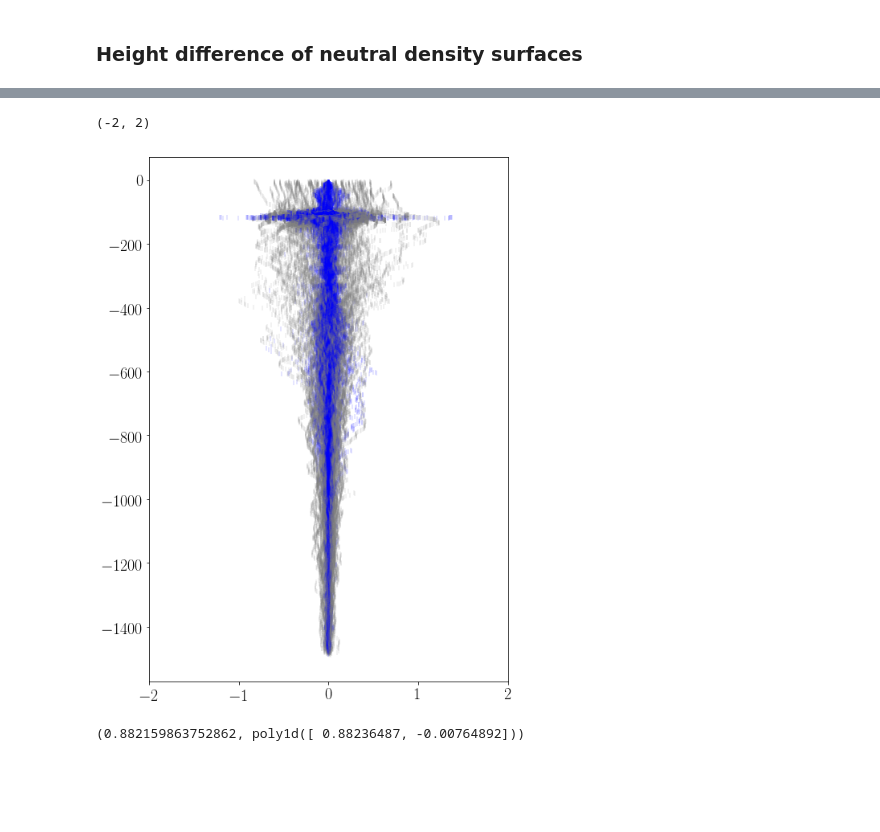
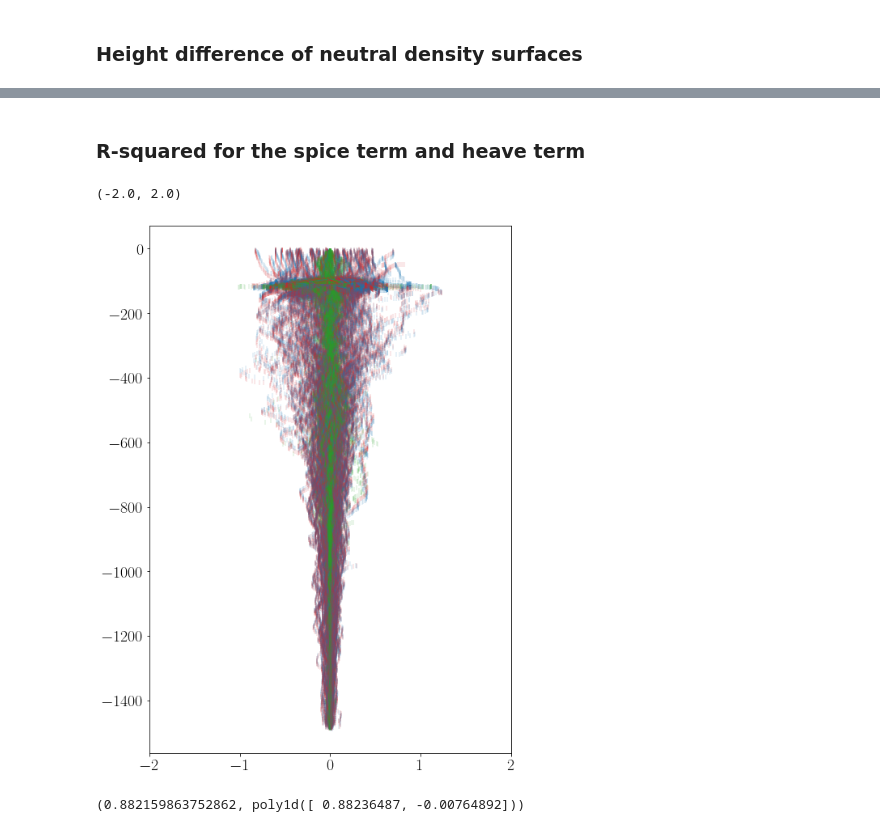
Before and after one commit to janjaapmeijer/phd-public, a Jupyter notebook: 02_analysis/03_gem-anomalies.ipynb, the cells around one changed output, grey strips where cells are left out. Cells and saved outputs as stored; diff of their text form; code cells hidden in the pictures; blank space fills up the shorter version.

```diff
--- a/02_analysis/03_gem-anomalies.ipynb
+++ b/02_analysis/03_gem-anomalies.ipynb
@@ -15,6 +30,7 @@ fs_small = 20 # 20
 fs_large = 22 # 22
 plt.rc('xtick',labelsize=fs_small)
 plt.rc('ytick',labelsize=fs_small)
+plt.rc('font', **{'family': 'serif', 'serif': ['Computer Modern']})
 plt.rc('text', usetex=True)
 # %%
 # load ctd and gsw data
@@ -186,16 +193,15 @@ z = np.ma.masked_invalid(ctd['z'])
 zi = np.linspace(z.max(), z.min(), ctd['p'].size)
 zgrd = np.broadcast_to(zi, ctd['z'].shape)
 
-CT_z = np.ma.masked_all(ctd['CT'].shape)
-# # CT_gem_z, dCTdz_gem_z, gn_z, gn_gem_z = CT_z.copy(), CT_z.copy(), CT_z.copy(), CT_z.copy()
+CT_z = np.ma.masked_all(ctd[var].shape)
+# dCTdz_z, dCTdz_gem_z = CT_z.copy(), CT_z.copy()
 CT_gem_z, gamman_z, gamman_gem_z = CT_z.copy(), CT_z.copy(), CT_z.copy()
 for i in range(len(ctd['station'])):
-    CT_z[i,] = interp(ctd['z'][i,], ctd['CT'][i,], zi)
-    CT_gem_z[i,] = interp(ctd['z'][i,], gem['CT'][i,], zi) if i != 34 else np.nan * np.ones(zi.shape)
+    CT_z[i,] = interp(ctd['z'][i,], ctd[var][i,], zi)
+    CT_gem_z[i,] = interp(ctd['z'][i,], gem[var][i,], zi) if i != 34 else np.nan * np.ones(zi.shape)
+
     gamman_z[i,] = interp(ctd['z'][i,], ctd['gamman'][i,], zi)
     gamman_gem_z[i,] = interp(ctd['z'][i,], gem['gamman'][i,], zi) if i != 34 else np.nan * np.ones(zi.shape)
-# #     dCTdz_z[i,] = interp(ctd['z'][i,], dCTdz[i,], zi) if i != 34 else np.nan * np.ones(zi.shape)
-# #     dCTdz_gem_z[i,] = interp(ctd['z'][i,], dCTdz_gem[i,], zi) if i != 34 else np.nan * np.ones(zi.shape)
 
 dCTdz_z = np.gradient(CT_z)[1] / np.gradient(zgrd)[1]
 dCTdz_gem_z = np.gradient(CT_gem_z)[1] / np.gradient(zgrd)[1]
@@ -206,30 +212,36 @@ CT_prime_z = CT_z - CT_gem_z
 gn = np.ma.masked_invalid(ctd['gamman'])
 gni = np.linspace(gn.min(), gn.max(), ctd['p'].size)
 
-CT_gn = np.ma.masked_all(ctd['CT'].shape)
-CT_gem_gn, h_gn, h_gem_gn = CT_gn.copy(), CT_gn.copy(), CT_gn.copy()
+CT_gn, CT_gem_gn = np.ma.masked_all(ctd[var].shape), np.ma.masked_all(ctd[var].shape)
+SA_gn, SA_gem_gn = CT_gn.copy(), CT_gn.copy()
+h_gn, h_gem_gn = CT_gn.copy(), CT_gn.copy()
 for i in range(len(ctd['station'])):
     CT_gn[i,] = interp(ctd['gamman'][i,], ctd['CT'][i,], gni)
     CT_gem_gn[i,] = interp(ctd['gamman'][i,], gem['CT'][i,], gni) if i != 34 else np.nan * np.ones(zi.shape)
+
+    SA_gn[i,] = interp(ctd['gamman'][i,], ctd['SA'][i,], gni)
+    SA_gem_gn[i,] = interp(ctd['gamman'][i,], gem['SA'][i,], gni) if i != 34 else np.nan * np.ones(ctd['p'].shape)
 
     h_gn[i,] = interp(ctd['gamman'][i,], ctd['z'][i,], gni)
     h_gem_gn[i,] = interp(gem['gamman'][i,], ctd['z'][i], gni) if i != 34 else np.nan * np.ones(zi.shape)
 
 CT_prime_gn = CT_gn - CT_gem_gn
+SA_prime_gn = SA_gn - SA_gem_gn
 h_prime_gn = h_gn - h_gem_gn
 
 # transformation 3: from z to zm
 zm = (h_gn + h_gem_gn) / 2
 
-CT_zm = np.ma.masked_all(ctd['CT'].shape)
-CT_gem_zm, dCTdz_zm, dCTdz_gem_zm = CT_zm.copy(), CT_zm.copy(), CT_zm.copy()
+CT_zm = np.ma.masked_all(ctd[var].shape)
+CT_gem_zm = CT_zm.copy()
+dCTdz_zm, dCTdz_gem_zm = CT_zm.copy(), CT_zm.copy()
 for i in range(len(ctd['station'])):
     CT_zm[i,] = interp(zi, CT_z[i,], zm[i,].data)
     CT_gem_zm[i,] = interp(zi, CT_gem_z[i,], zm[i,].data) if i != 34 else np.nan * np.ones(zi.shape)
 
-#     dCTdz_zm[i,] = interp(zi, dCTdz_z[i,], zm[i,].data)
-#     dCTdz_gem_zm[i,] = interp(zi, dCTdz_gem_z[i,], zm[i,].data) if i != 34 else np.nan * np.ones(zi.shape)
+    dCTdz_zm[i,] = interp(zi, dCTdz_z[i,], zm[i,].data) if i != 34 else np.nan * np.ones(zi.shape)
+    dCTdz_gem_zm[i,] = interp(zi, dCTdz_gem_z[i,], zm[i,].data) if i != 34 else np.nan * np.ones(zi.shape)
 
 CT_prime_zm = CT_zm - CT_gem_zm
-
-dCTdz_gem_zm = np.gradient(CT_gem_zm)[1] / np.gradient(zm)[1]
+dCTdz_prime_zm = dCTdz_zm - dCTdz_gem_zm
+# dCTdz_zm = np.gradient(CT_gem_zm)[1] / np.gradient(zm)[1]
@@ -464,3 +591,5 @@ if savefig:
+# %% [markdown]
+### R-squared for the spice term and heave term
 # %%
 outliers = [1, 2, 9, 10, 11, 12, 27, 35, 45, 46, 47, 75, 76, 77, 78, 101]
 ioutliers = np.array([istat for istat, station in enumerate(ctd['station']) if station in outliers])
@@ -468,15 +597,15 @@ inotoutliers = np.array([istat for istat, station in enumerate(ctd['station']) i
 # %%
 # plt.scatterCT_prime_zm[2:].shape
 fig, ax = plt.subplots(figsize=(8,12))
 for i in range(zm.shape[1]):
-    ax.scatter(CT_prime_zm[inotoutliers, i], zm[inotoutliers, i], marker='|', facecolors='gray', linewidth=0.2)
-#     ax.scatter(CT_prime_gn[inotoutliers, i], zm[inotoutliers, i], marker='|', facecolors='r', linewidth=0.2)
-    ax.scatter(-(h_prime_gn[inotoutliers, i] * dCTdz_gem_zm[inotoutliers,i]), zm[inotoutliers, i], marker='|', facecolors='blue', linewidth=0.2)
-#     ax.scatter(-(h_prime_gn[inotoutliers, i] * dCTdz_gem_zm[inotoutliers,i]), zm[inotoutliers, i], marker='|', facecolors='blue', linewidth=0.2)
+    ax.scatter(CT_prime_zm[inotoutliers, i], zm[inotoutliers, i], marker='|', facecolors='tab:blue', linewidth=0.2)
+    ax.scatter(CT_prime_gn[inotoutliers, i], zm[inotoutliers, i], marker='|', facecolors='tab:red', linewidth=0.2)
+#     ax.scatter(-(h_prime_gn[inotoutliers, i] * 0.5 * (dCTdz_zm[inotoutliers, i] + dCTdz_gem_zm[inotoutliers, i])), zm[inotoutliers, i], marker='|', facecolors='blue', linewidth=0.2)
+    ax.scatter(-(h_prime_gn[inotoutliers, i] * dCTdz_gem_zm[inotoutliers,i]), zm[inotoutliers, i], marker='|', facecolors='tab:green', linewidth=0.2)
 ax.set_xlim(-2, 2)
 # %% [output]
-(-2, 2)
+(-2.0, 2.0)
-[figure, old version]
+[figure, new version]
 # %%
 def Rsquared(var_x, var_y, deg=1, mask=None):
 
```
Also changed, not shown: parts of 20 cells of this notebook.
